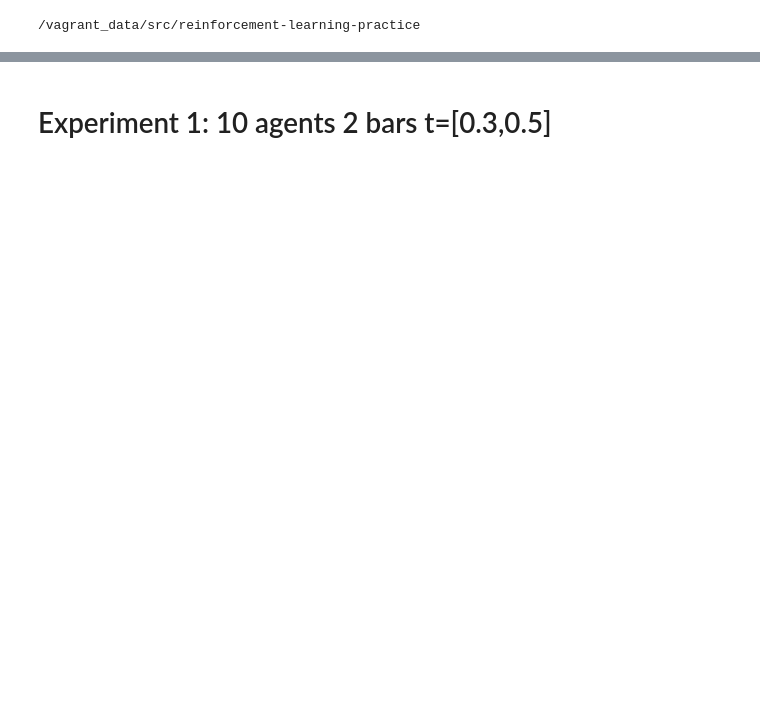
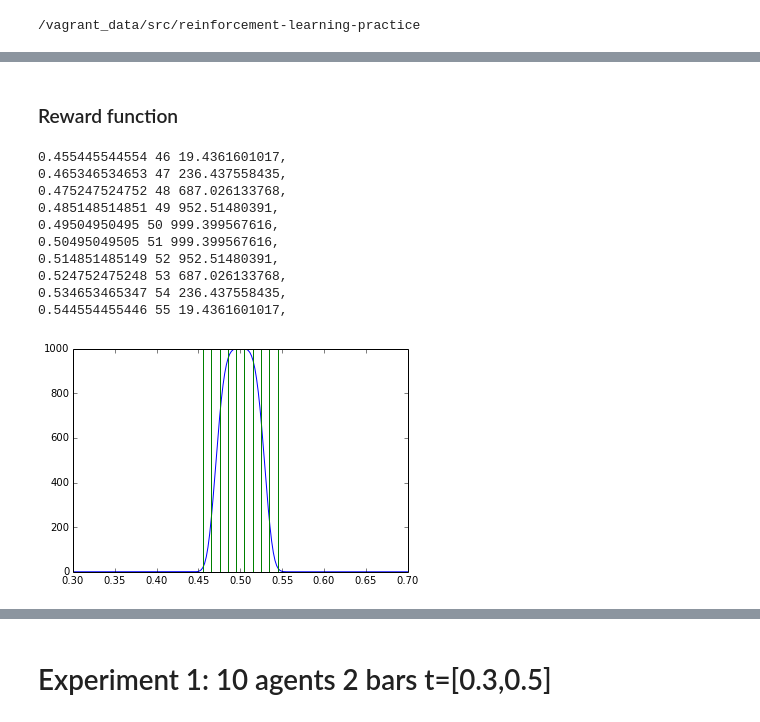
Before and after one commit to hoarf/el_farol_multibar, a Jupyter notebook: wlu.ipynb, the cells around one changed output, grey strips where cells are left out. Saved outputs shown, nothing was run; the diff lists cells and outputs as text; code cells hidden in the pictures; blank space fills up the shorter version.

Commit message:
Fixed bugs in the reward functions

```diff
--- a/wlu.ipynb
+++ b/wlu.ipynb
@@ -41,0 +51,29 @@ now it is: $$Q_a' = Q_a + \alpha(r - Q_a)$$
+# %% [markdown]
+### Reward function
+# %%
+diff = np.linspace(-1.0,1.0,1000)
+
+def rew(diff):
+  b = (((diff-0.5)**2)*1000)**2
+  return 1000/np.exp(b) if b < 40 else 0
+y = [ rew(x) for x in diff ]
+ax = subplot()
+ax.plot(diff,y)
+ax.set_xlim(0.3,0.7)
+for y in xrange(102):
+  k = (y/101.0)
+  if rew(k) > 1.0:
+    print "%s %s %s, " %  (k, y, rew(k))
+    ax.axvline(x=k,c='g')
+# %% [output]
+0.455445544554 46 19.4361601017,
+0.465346534653 47 236.437558435,
+0.475247524752 48 687.026133768,
+0.485148514851 49 952.51480391,
+0.49504950495 50 999.399567616,
+0.50495049505 51 999.399567616,
+0.514851485149 52 952.51480391,
+0.524752475248 53 687.026133768,
+0.534653465347 54 236.437558435,
+0.544554455446 55 19.4361601017,
+[figure, added]
```
Also changed, not shown: parts of 24 cells of this notebook, 2 other files.
